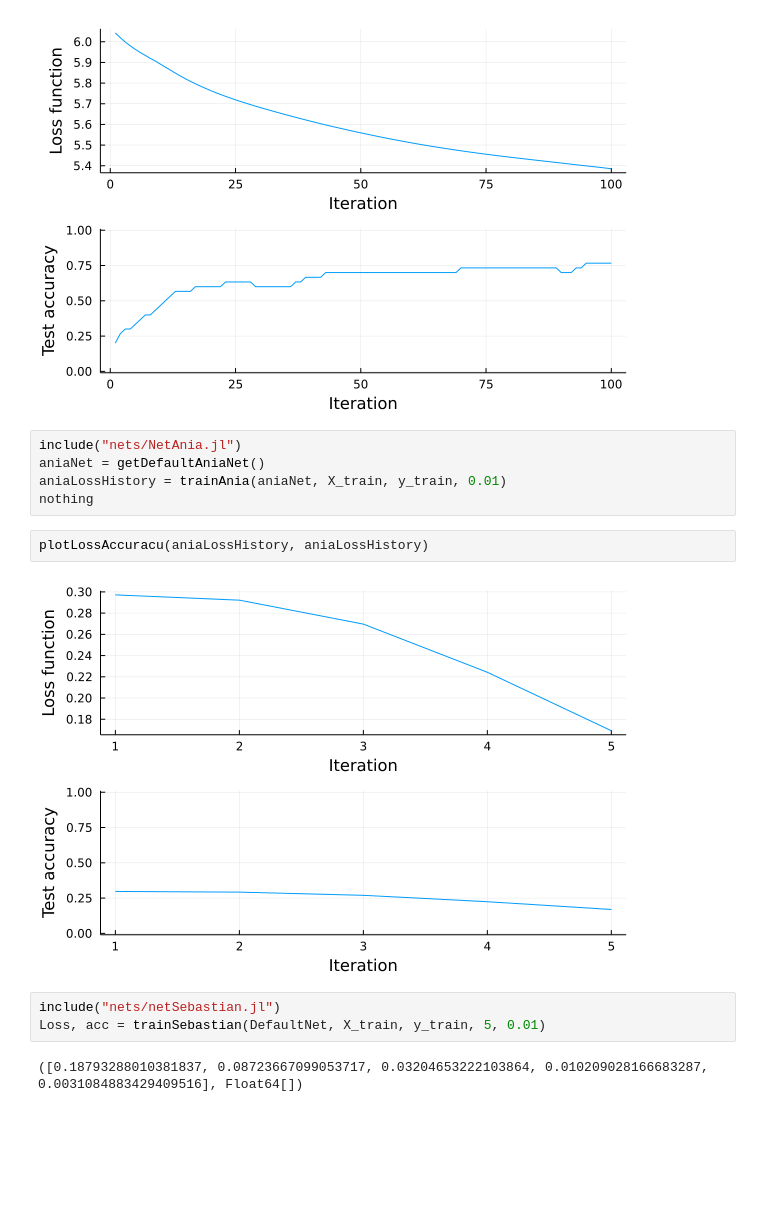
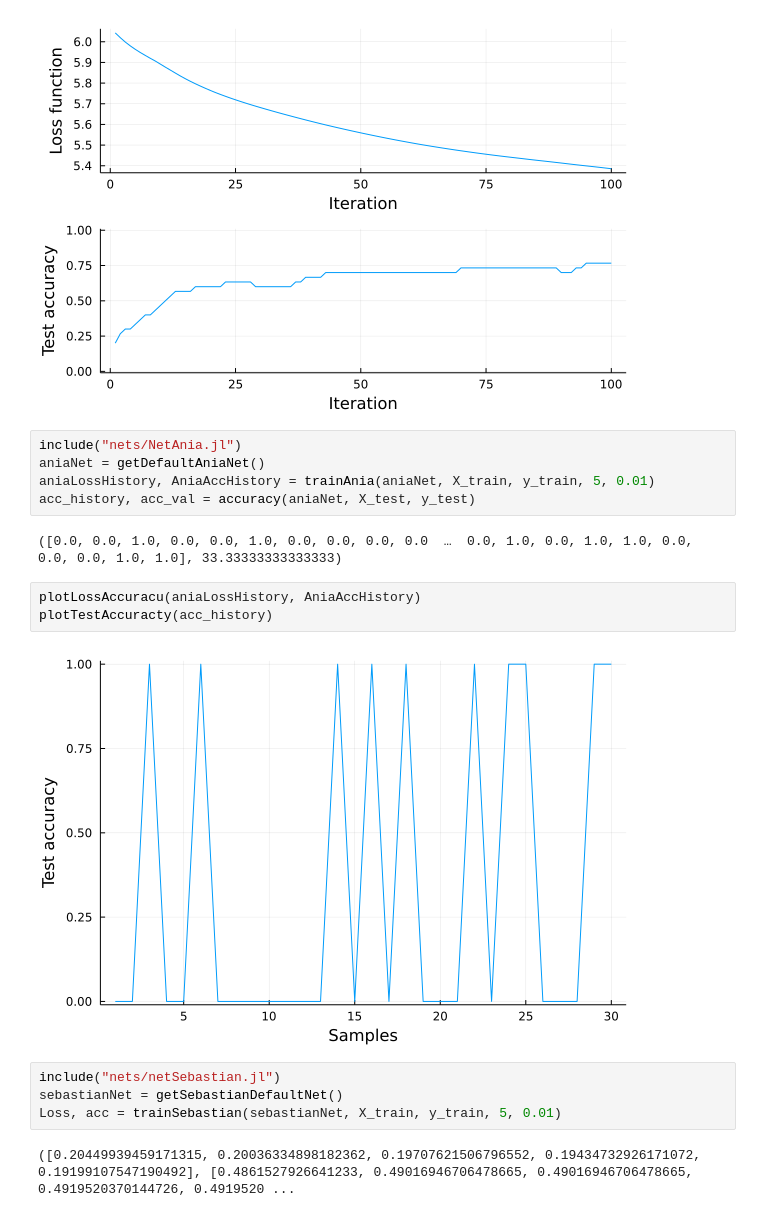
Before and after one commit to SebastianParzych/Custom-Julia-NN, a Jupyter notebook: main.ipynb, the cells around one changed output. Saved outputs shown, nothing was run; the diff lists cells and outputs as text; blank space fills up the shorter version.

Commit message:
accuracy mesuares, more readable sebastian net structure

```diff
--- a/main.ipynb
+++ b/main.ipynb
@@ -23,15 +23,19 @@ plotLossAccuracu(fluxLossHistory, fluxAccuracyHistory)
 # %%
 include("nets/NetAnia.jl")
 aniaNet = getDefaultAniaNet()
-aniaLossHistory = trainAnia(aniaNet, X_train, y_train, 0.01)
-nothing
+aniaLossHistory, AniaAccHistory = trainAnia(aniaNet, X_train, y_train, 5, 0.01)
+acc_history, acc_val = accuracy(aniaNet, X_test, y_test)
+# %% [output]
+([0.0, 0.0, 1.0, 0.0, 0.0, 1.0, 0.0, 0.0, 0.0, 0.0  …  0.0, 1.0, 0.0, 1.0, 1.0, 0.0, 0.0, 0.0, 1.0, 1.0], 33.33333333333333)
 # %%
-plotLossAccuracu(aniaLossHistory, aniaLossHistory)
+plotLossAccuracu(aniaLossHistory, AniaAccHistory)
+plotTestAccuracty(acc_history)
 # %% [output]
-[figure, old version]
+[figure, new version]
 # %%
 include("nets/netSebastian.jl")
-Loss, acc = trainSebastian(DefaultNet, X_train, y_train, 5, 0.01)
+sebastianNet = getSebastianDefaultNet()
+Loss, acc = trainSebastian(sebastianNet, X_train, y_train, 5, 0.01)
 # %% [output]
-([0.18793288010381837, 0.08723667099053717, 0.03204653222103864, 0.010209028166683287, 0.0031084883429409516], Float64[])
+([0.20449939459171315, 0.20036334898182362, 0.19707621506796552, 0.19434732926171072, 0.19199107547190492], [0.4861527926641233, 0.49016946706478665, 0.49016946706478665, 0.4919520370144726, 0.4919520 ...
 # %%
```
Also changed, not shown: parts of 3 cells of this notebook, 3 other files.
